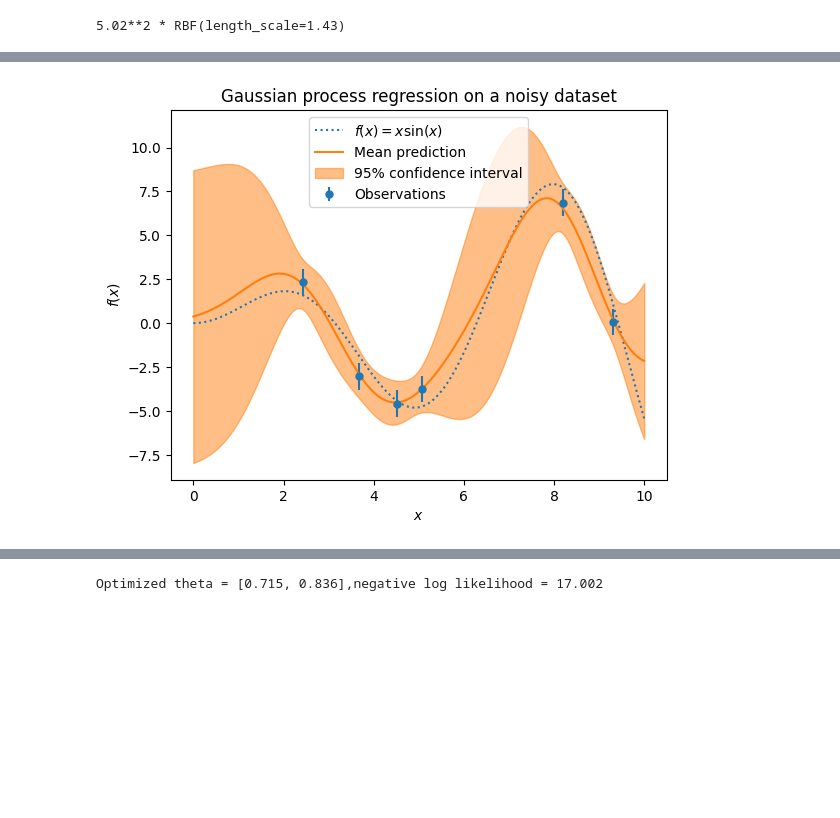
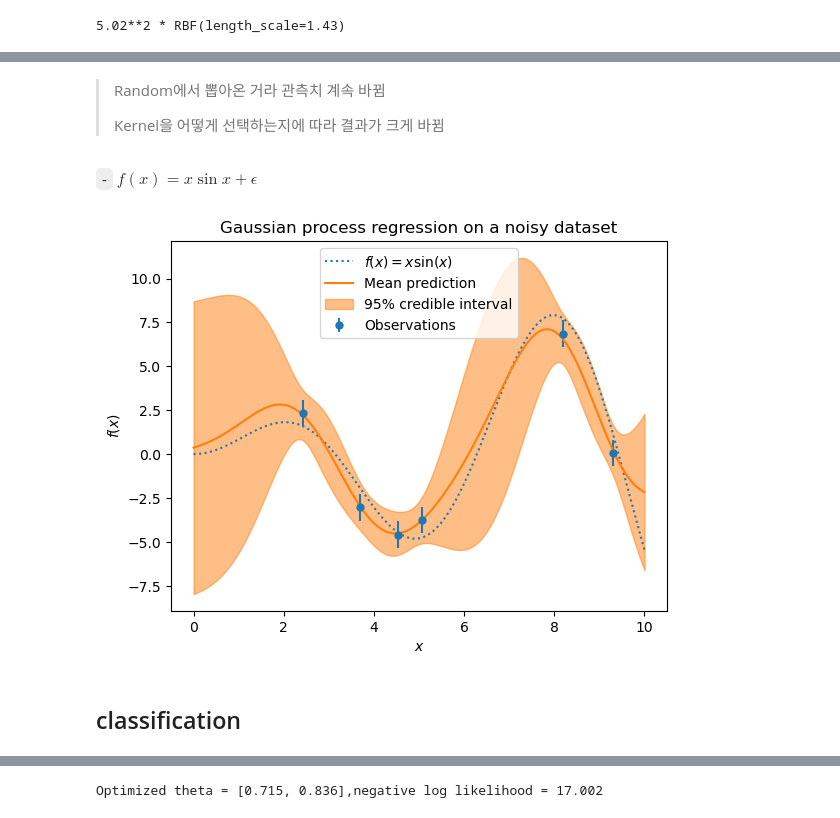
Before and after one commit to HollyRiver/AP2025, a Jupyter notebook: code/GP.ipynb, the cells around one changed output, grey strips where cells are left out. Cells and saved outputs as stored; diff of their text form; code cells hidden in the pictures; blank space fills up the shorter version.

```diff
--- a/code/GP.ipynb
+++ b/code/GP.ipynb
@@ -51,3 +63,9 @@ _ = plt.title("Gaussian process regression on noise-free dataset")
+# %% [markdown]
+> Random에서 뽑아온 거라 관측치 계속 바뀜
+>
+> Kernel을 어떻게 선택하는지에 따라 결과가 크게 바뀜
+# %% [markdown]
+`-` $f(x) = x \sin x + \epsilon$
 # %%
 noise_std = 0.75
 y_train_noisy = y_train + rng.normal(loc=0.0, scale=noise_std, size=y_train.shape)
@@ -60,30 +78,32 @@ mean_prediction, std_prediction = gaussian_process.predict(X, return_std=True)
 # %%
 plt.plot(X, y, label=r"$f(x) = x \sin(x)$", linestyle="dotted")
 plt.errorbar(
     X_train,
     y_train_noisy,
     noise_std,
     linestyle="None",
     color="tab:blue",
     marker=".",
     markersize=10,
     label="Observations",
 )
 plt.plot(X, mean_prediction, label="Mean prediction")
 plt.fill_between(
     X.ravel(),
     mean_prediction - 1.96 * std_prediction,
     mean_prediction + 1.96 * std_prediction,
     color="tab:orange",
     alpha=0.5,
-    label=r"95% confidence interval",
+    label=r"95% credible interval",
 )
 plt.legend()
 plt.xlabel("$x$")
 plt.ylabel("$f(x)$")
 _ = plt.title("Gaussian process regression on a noisy dataset")
 # %% [output]
-[figure, old version]
+[figure, new version]
+# %% [markdown]
+## classification
 # %%
 ##https://krasserm.github.io/2020/11/04/gaussian-processes-classification/
 # %%
```
Also changed, not shown: parts of 8 cells of this notebook, 5 other files.
